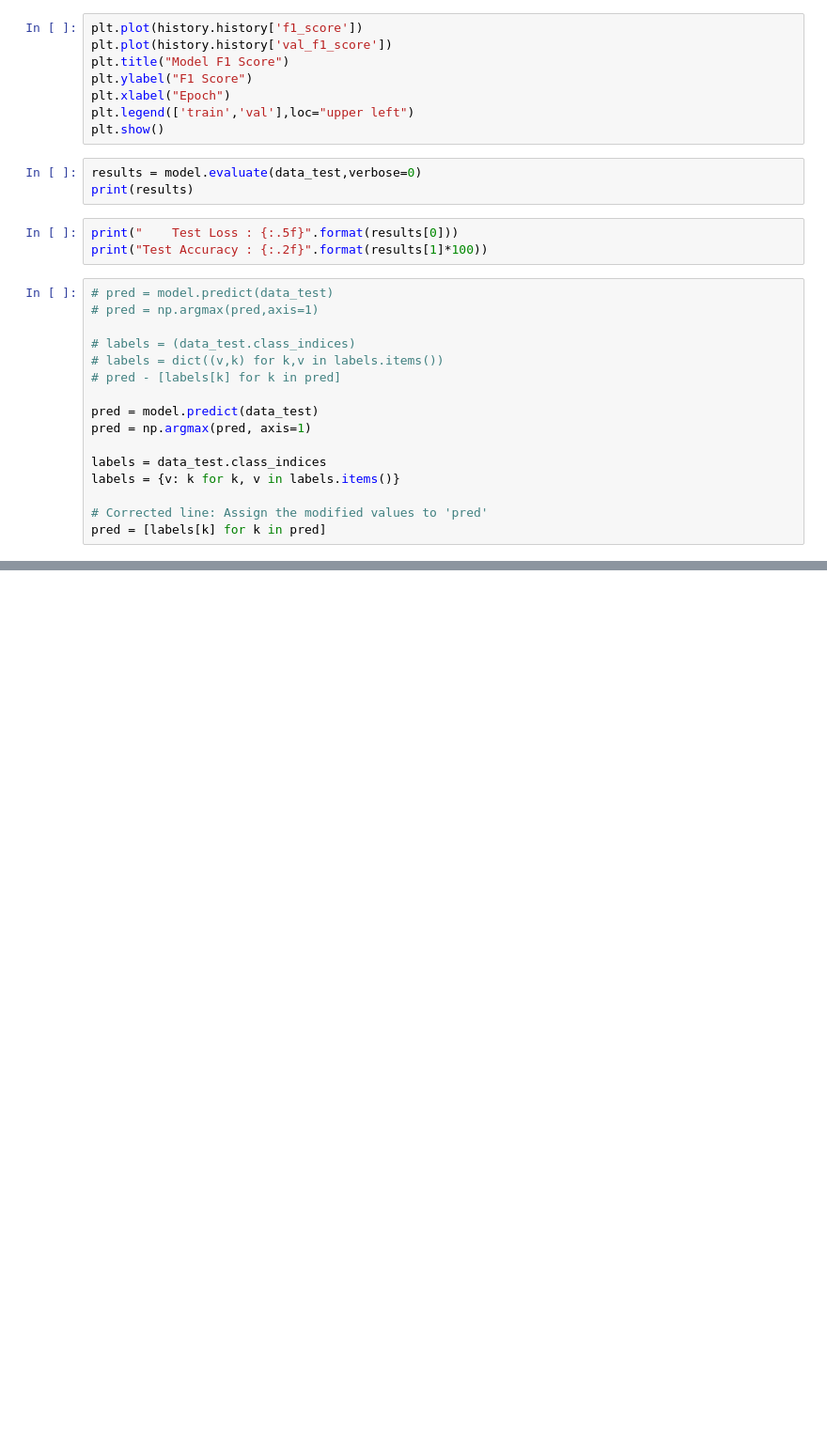
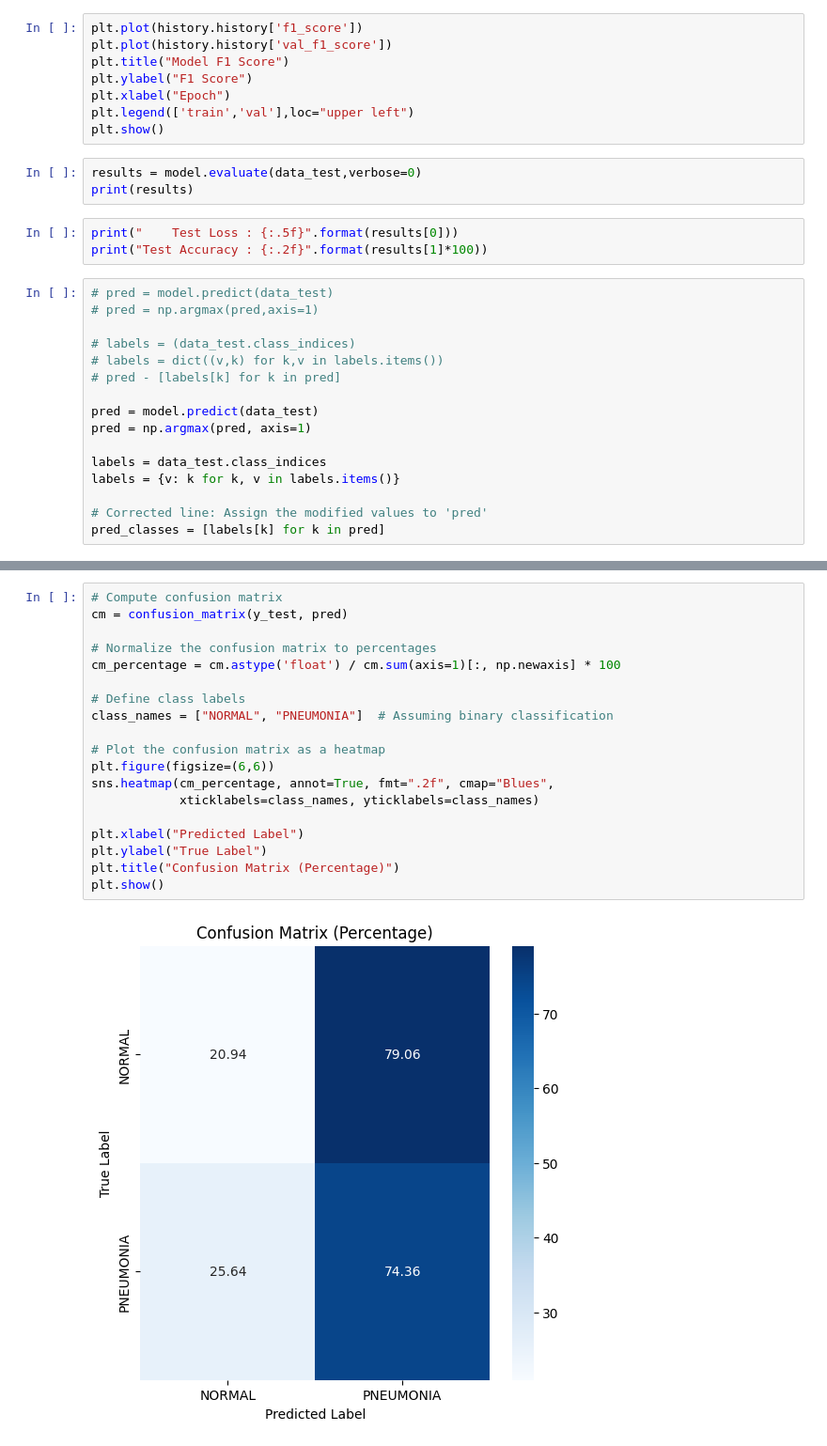
Before and after one commit to hongqin/AI4Health, a Jupyter notebook: pneumonia-detection.ipynb, the cells around one changed output, grey strips where cells are left out. Shown at 94% size. Drawn from its saved outputs; the diff is of its cells as text; blank space fills up the shorter version.

Commit message:
confusion matrix updated, still uncertain

```diff
--- a/pneumonia-detection.ipynb
+++ b/pneumonia-detection.ipynb
@@ -137,4 +133,4 @@ labels = data_test.class_indices
 labels = {v: k for k, v in labels.items()}
 
 # Corrected line: Assign the modified values to 'pred'
-pred = [labels[k] for k in pred]
+pred_classes = [labels[k] for k in pred]
@@ -156,3 +225,24 @@ print(classification_report(numeric_true_labels, pred))
+# %%
+# Compute confusion matrix
+cm = confusion_matrix(y_test, pred)
+
+# Normalize the confusion matrix to percentages
+cm_percentage = cm.astype('float') / cm.sum(axis=1)[:, np.newaxis] * 100
+
+# Define class labels
+class_names = ["NORMAL", "PNEUMONIA"]  # Assuming binary classification
+
+# Plot the confusion matrix as a heatmap
+plt.figure(figsize=(6,6))
+sns.heatmap(cm_percentage, annot=True, fmt=".2f", cmap="Blues",
+            xticklabels=class_names, yticklabels=class_names)
+
+plt.xlabel("Predicted Label")
+plt.ylabel("True Label")
+plt.title("Confusion Matrix (Percentage)")
+plt.show()
+# %% [output]
+[figure, added]
 # %%
 batch_images, batch_labels = next(data_test)
 
```
Also changed, not shown: parts of 19 cells of this notebook.
